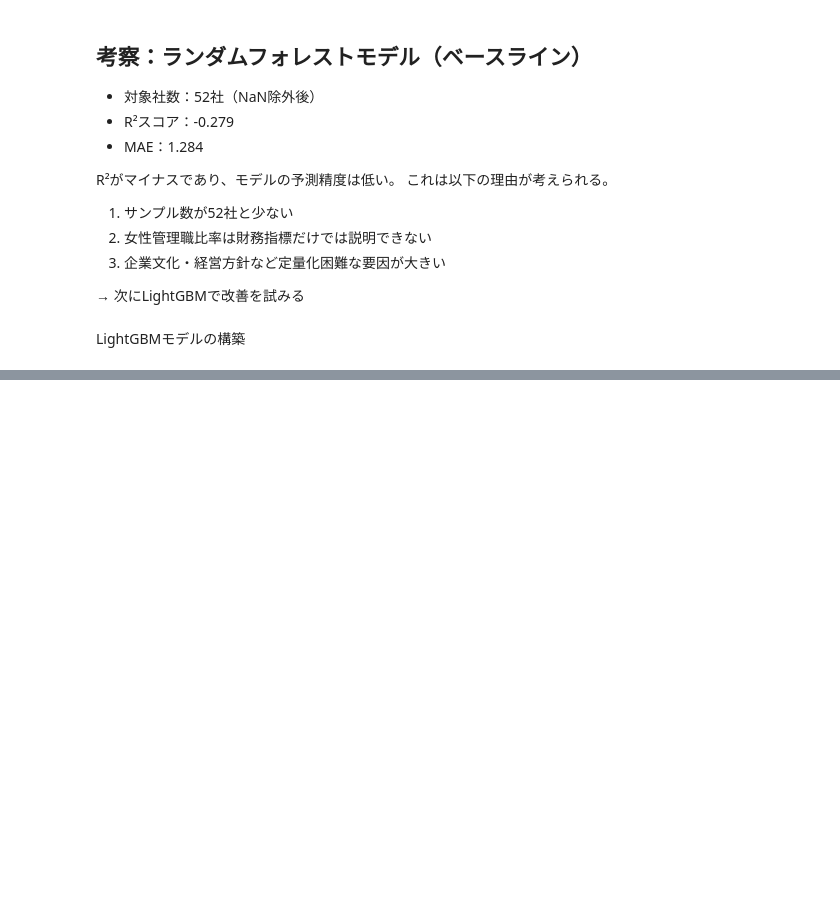
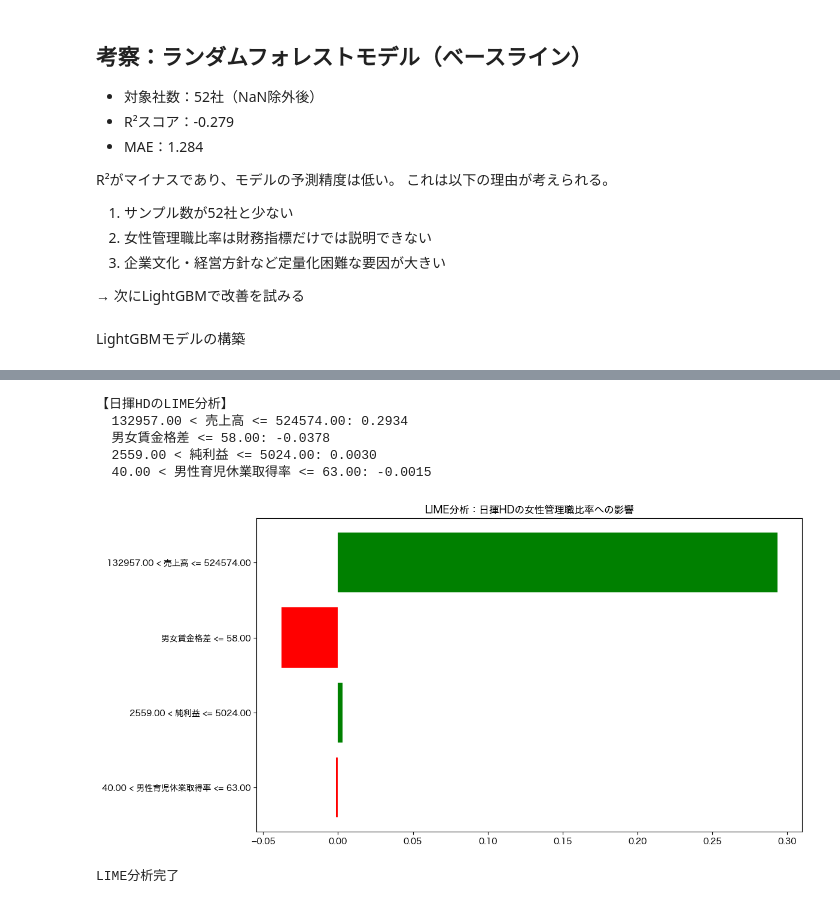
Before and after one commit to takeoka96/quest_1, a Jupyter notebook: notebooks/02_eda_visualization.ipynb, the cells around one changed output, grey strips where cells are left out. Cells and saved outputs as stored; diff of their text form; code cells hidden in the pictures; blank space fills up the shorter version.

```diff
--- a/notebooks/02_eda_visualization.ipynb
+++ b/notebooks/02_eda_visualization.ipynb
@@ -398,0 +470,44 @@ OSError: dlopen(/Users/takeshiokada/quest_1/.venv/lib/python3.8/site-packages/li
+# %%
+import lime
+import lime.lime_tabular
+
+# LIME explainer作成
+explainer_lime = lime.lime_tabular.LimeTabularExplainer(
+    X_train.values,
+    feature_names=['男性育児休業取得率', '男女賃金格差', '売上高', '純利益'],
+    mode='regression'
+)
+
+# 日揮HDのデータで説明
+jgc_data = df_model[df_model.index == 97]
+if len(jgc_data) == 0:
+    # インデックスで見つからない場合は最初のテストデータを使用
+    instance = X_test.iloc[0].values
+    instance_name = "テストデータ（代替）"
+else:
+    instance = jgc_data[['male_childcare_leave_rate', 'gender_wage_gap',
+                          'net_sales', 'net_profit']].values[0]
+    instance_name = "日揮HD"
+
+# LIME説明
+exp = explainer_lime.explain_instance(instance, best_lgb.predict, num_features=4)
+
+print(f"【{instance_name}のLIME分析】")
+for feature, weight in exp.as_list():
+    print(f"  {feature}: {weight:.4f}")
+
+# 可視化
+fig = exp.as_pyplot_figure()
+plt.title(f'LIME分析：{instance_name}の女性管理職比率への影響')
+plt.tight_layout()
+plt.savefig(os.path.join(base_path, 'fig07_lime.png'), dpi=150)
+plt.show()
+print("LIME分析完了")
+# %% [output]
+【日揮HDのLIME分析】
+  132957.00 < 売上高 <= 524574.00: 0.2934
+  男女賃金格差 <= 58.00: -0.0378
+  2559.00 < 純利益 <= 5024.00: 0.0030
+  40.00 < 男性育児休業取得率 <= 63.00: -0.0015
+[figure, added]
+LIME分析完了
```
Also changed, not shown: parts of 15 cells of this notebook, 3 other files.
